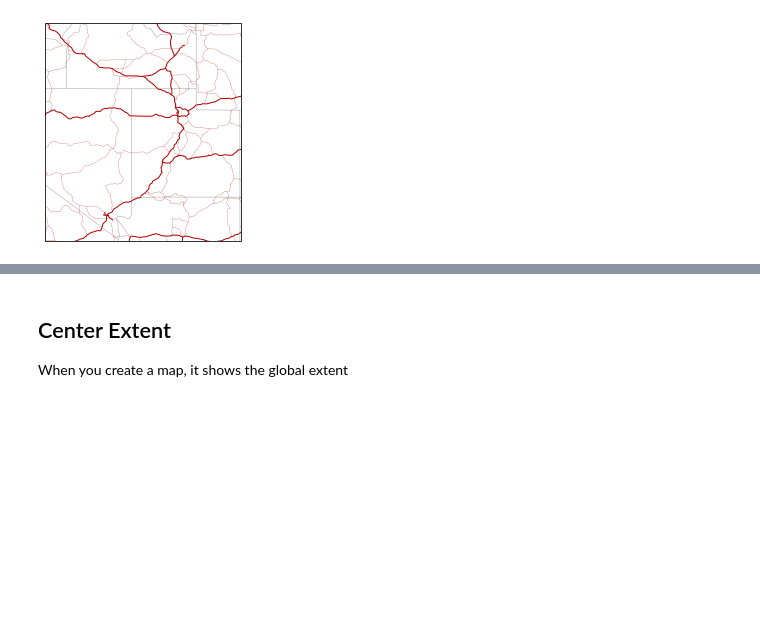
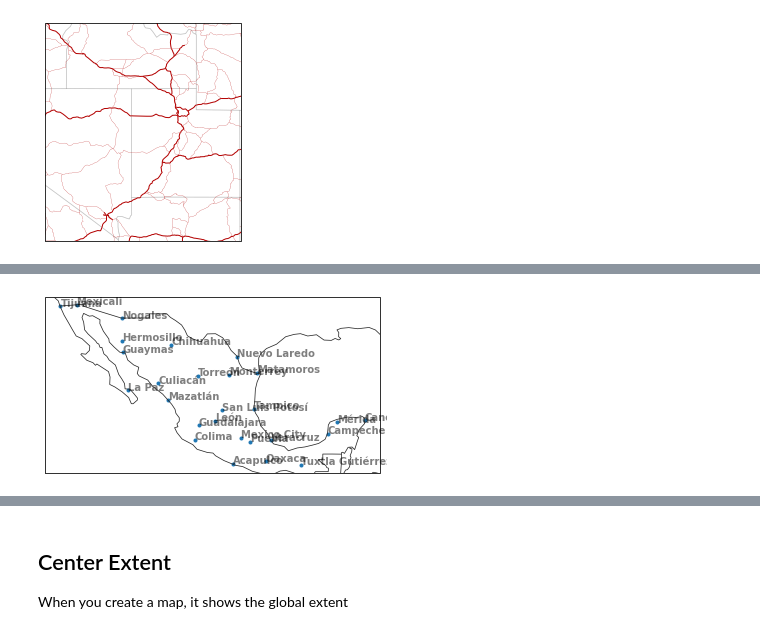
Before and after one commit to blaylockbk/Carpenter_Workshop, a Jupyter notebook: notebooks/demo_cartopy_tools.ipynb, the cells around one changed output, grey strips where cells are left out. Saved outputs shown, nothing was run; the diff lists cells and outputs as text; code cells hidden in the pictures; blank space fills up the shorter version.

```diff
--- a/notebooks/demo_cartopy_tools.ipynb
+++ b/notebooks/demo_cartopy_tools.ipynb
@@ -154,0 +163,4 @@ from toolbox.cartopy_tools import center_extent, adjust_extent, copy_extent
+# %%
+ax = common_features(BORDERS=True, PLACES=True, PLACES_kwargs={'rank':4, 'country':'Mexico'})
+# %% [output]
+[figure, added]
```
Also changed, not shown: parts of 18 cells of this notebook, 3 other files.
